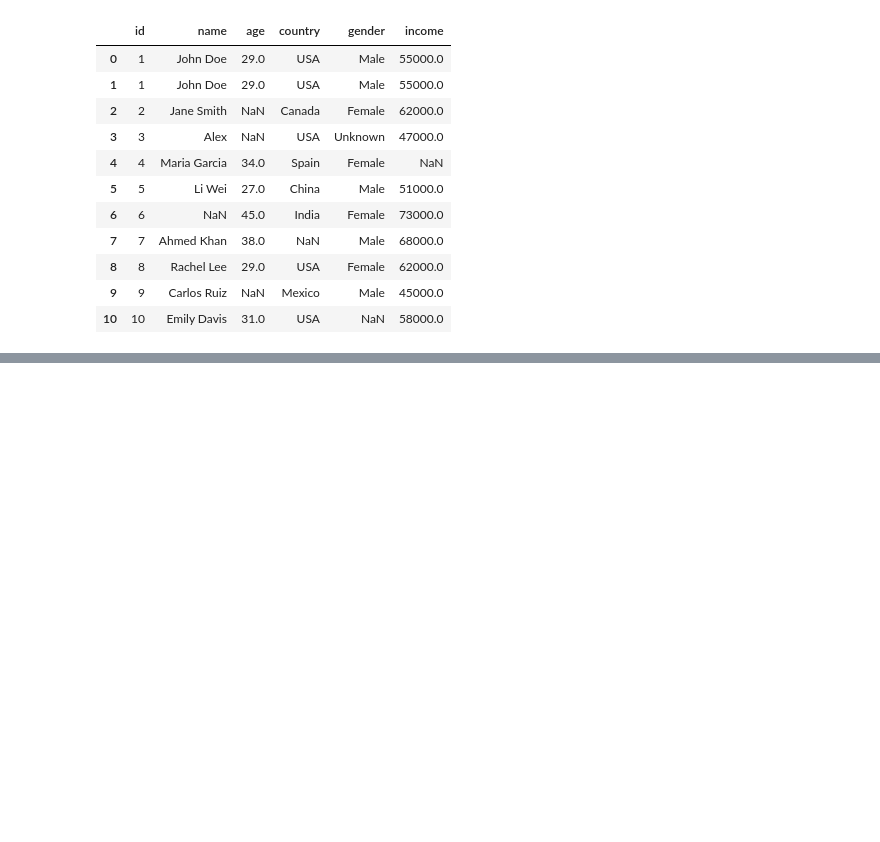
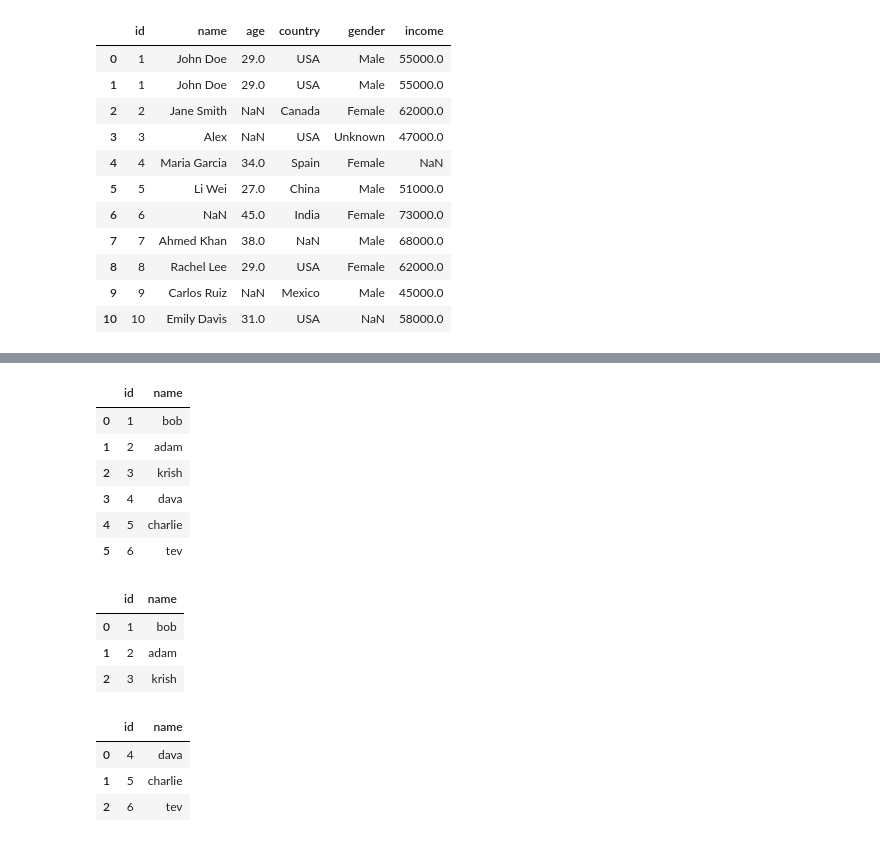
Before and after one commit to Zeyadkhan-29/PrimeNotes, a Jupyter notebook: pandas_tutorial.ipynb, the cells around one changed output, grey strips where cells are left out. Saved outputs shown, nothing was run; the diff lists cells and outputs as text; code cells hidden in the pictures; blank space fills up the shorter version.

```diff
--- a/pandas_tutorial.ipynb
+++ b/pandas_tutorial.ipynb
@@ -704,0 +785,37 @@ df.groupby("country").agg(
+# %%
+#data concatenation
+df1=pd.DataFrame({
+    "id":[1,2,3],
+    "name":["bob","adam","krish"]
+})
+
+df2=pd.DataFrame({
+    "id":[4,5,6],
+    "name":["dava","charlie","tev"]
+})
+
+pd.concat([df1,df2]) #top/row vise concatination
+pd.concat([df1,df2],axis=1) #side by side/ column vise concatination
+pd.concat([df1,df2],ignore_index=True) #to change old lable to new
+# %% [output]
+|  | id | name |
+| 0 | 1 | bob |
+| 1 | 2 | adam |
+| 2 | 3 | krish |
+| 3 | 4 | dava |
+| 4 | 5 | charlie |
+| 5 | 6 | tev |
+# %%
+df1
+# %% [output]
+|  | id | name |
+| 0 | 1 | bob |
+| 1 | 2 | adam |
+| 2 | 3 | krish |
+# %%
+df2
+# %% [output]
+|  | id | name |
+| 0 | 4 | dava |
+| 1 | 5 | charlie |
+| 2 | 6 | tev |
```
Also changed, not shown: parts of 7 cells of this notebook.
